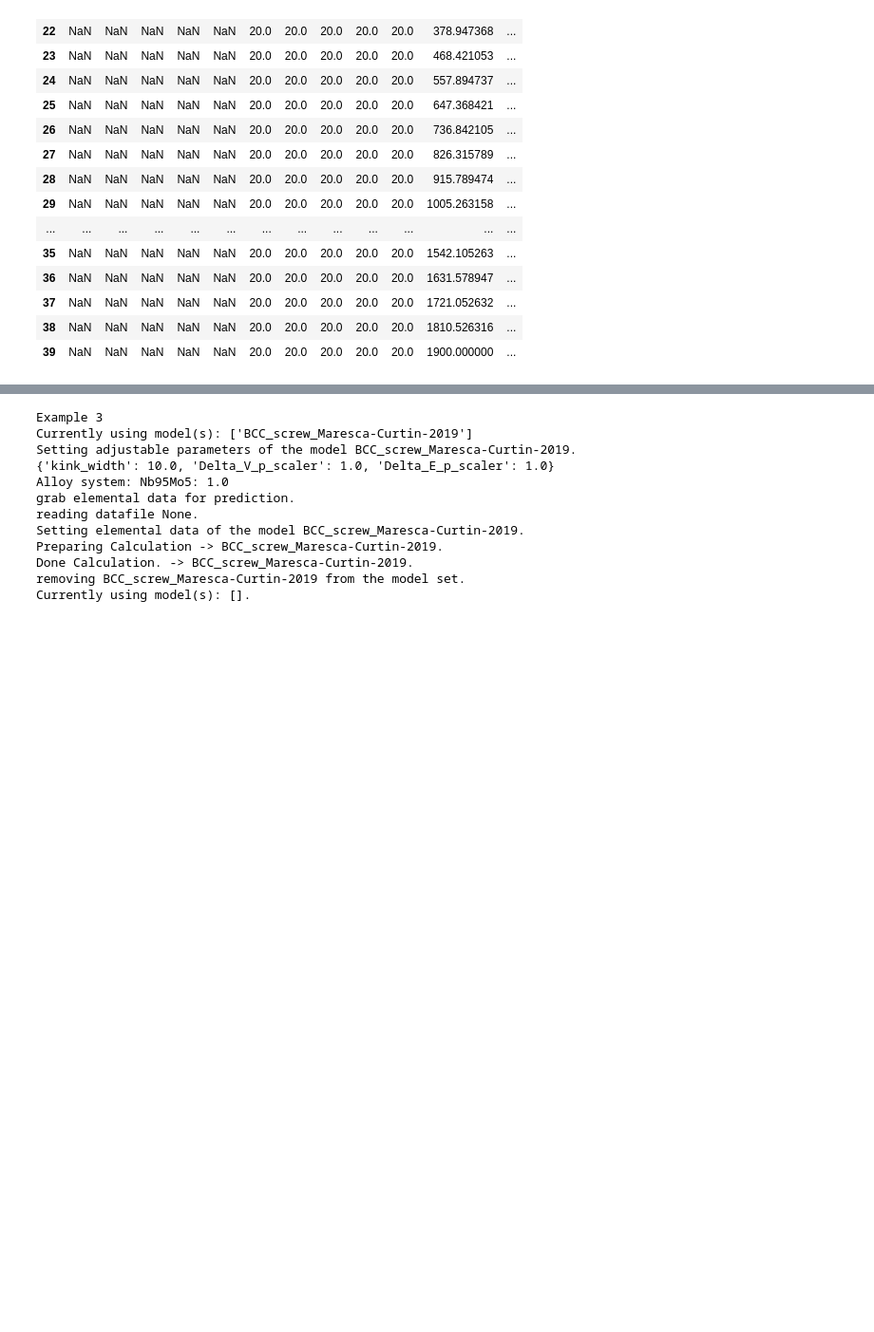
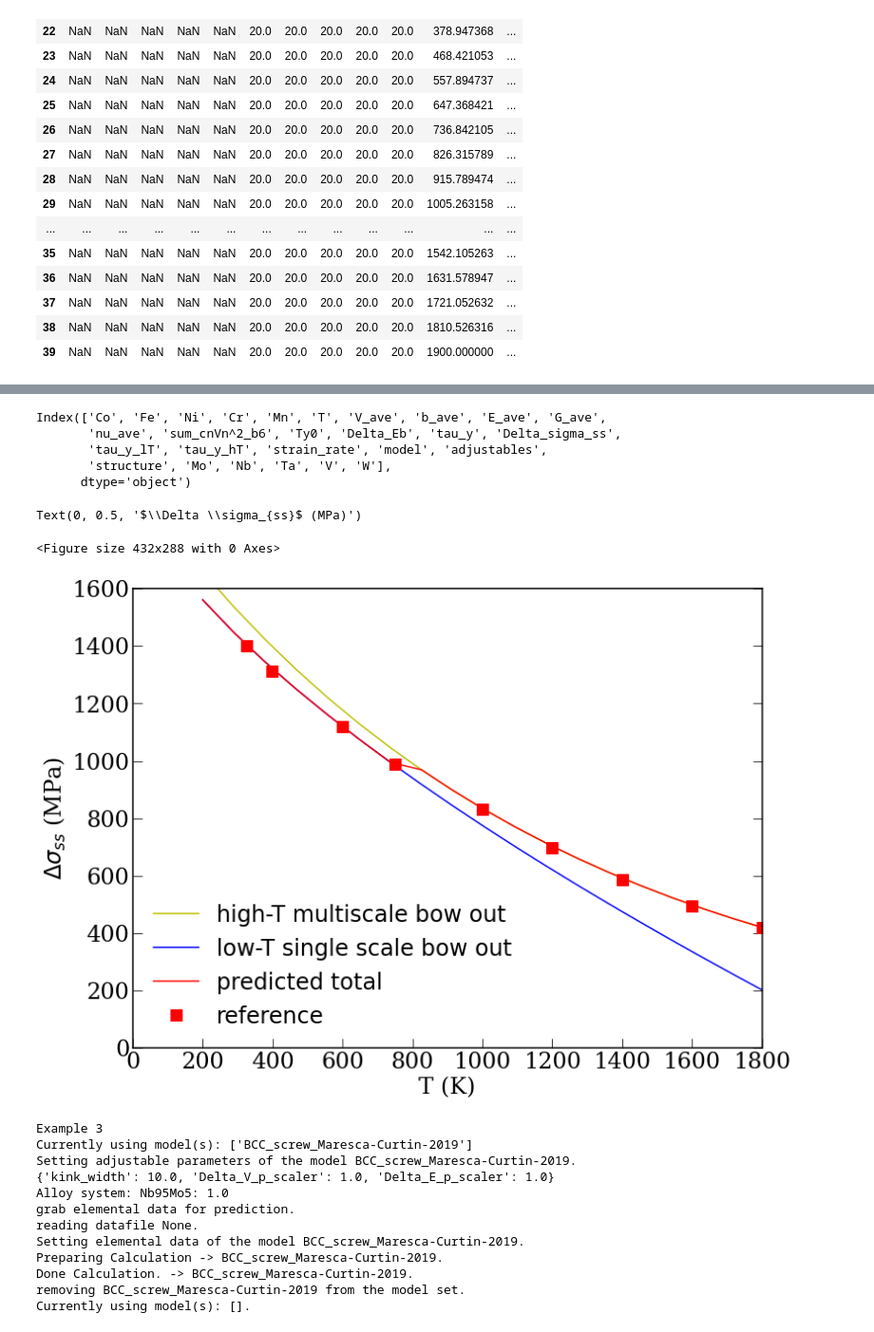
Before and after one commit to Dongsheng-Wen/pySSpredict, a Jupyter notebook: bin/reproduce_data.ipynb, the cells around one changed output, grey strips where cells are left out. Shown at 95% size. Saved outputs shown, nothing was run; the diff lists cells and outputs as text; code cells hidden in the pictures; blank space fills up the shorter version.

```diff
--- a/bin/reproduce_data.ipynb
+++ b/bin/reproduce_data.ipynb
@@ -233,3 +236,53 @@ Text(0, 0.5, '$\\Delta \\sigma_{ss}$ (MPa)')
+# %%
+# available properties
+mask = single_calc.calc_data_all['model']=='BCC_edge_Maresca-Curtin-2019'
+single_calc.calc_data_all[mask].columns
+# %% [output]
+Index(['Co', 'Fe', 'Ni', 'Cr', 'Mn', 'T', 'V_ave', 'b_ave', 'E_ave', 'G_ave',
+       'nu_ave', 'sum_cnVn^2_b6', 'Ty0', 'Delta_Eb', 'tau_y', 'Delta_sigma_ss',
+       'tau_y_lT', 'tau_y_hT', 'strain_rate', 'model', 'adjustables',
+       'structure', 'Mo', 'Nb', 'Ta', 'V', 'W'],
+      dtype='object')
+# %%
+# plot the low temperature and high temperature transition
+
+plt.draw()
+f = plt.figure(figsize=(12,9))
+
+(ax1) = f.subplots(1,1)
+[i.set_linewidth(1.5) for i in ax1.spines.values()]
+
+ax1.set_xlim(0,1800)
+ax1.set_ylim(0,1600)
+labels=[570,770,970,1170]
+
+colors=np.array([[0,0,0],[30,136,229],[225,193,7],[212,27,93]])/256
+
+
+mask = single_calc.calc_data_all['model']=='BCC_edge_Maresca-Curtin-2019'
+
+
+
+ax1.plot(single_calc.calc_data_all[mask]['T'],single_calc.calc_data_all[mask]['tau_y_hT']*3.067,'y-',label='high-T multiscale bow out')
+ax1.plot(single_calc.calc_data_all[mask]['T'],single_calc.calc_data_all[mask]['tau_y_lT']*3.067,'b-',label='low-T single scale bow out')
+
+ax1.plot(single_calc.calc_data_all[mask]['T'],single_calc.calc_data_all[mask]['tau_y']*3.067,'r-',label='predicted total')
+ax1.plot(paper_data_MoNbTaVW['x'],paper_data_MoNbTaVW['y'],'rs',markersize=12,label='reference')
+
+ax1.tick_params(direction='in',axis='both',length=10,right=True)
+for labelx1 in (ax1.get_xticklabels()):
+    labelx1.set_fontproperties(ticks_font)
+
+for labely1 in (ax1.get_yticklabels()):
+    labely1.set_fontproperties(ticks_font)
+
+ax1.set_xlabel('T (K)',fontproperties=ticks_font)
+ax1.legend(fontsize=24,frameon=False)
+ax1.set_ylabel(r'$\Delta \sigma_{ss}$ (MPa)',fontproperties=ticks_font)
+# %% [output]
+Text(0, 0.5, '$\\Delta \\sigma_{ss}$ (MPa)')
+<Figure size 432x288 with 0 Axes>
+[figure, added]
 # %%
 dict_NbW = {"elements":{
     "Nb95Mo5":{"structure":"bcc", "a":3.289,"Delta_E_p":0.0488,"E_k":0.6342,"E_f_v":2.989,"E_f_si":5.361,"Delta_V_p":0.02,"source":"Literature"}
```
Also changed, not shown: parts of 10 cells of this notebook, 12 other files.
